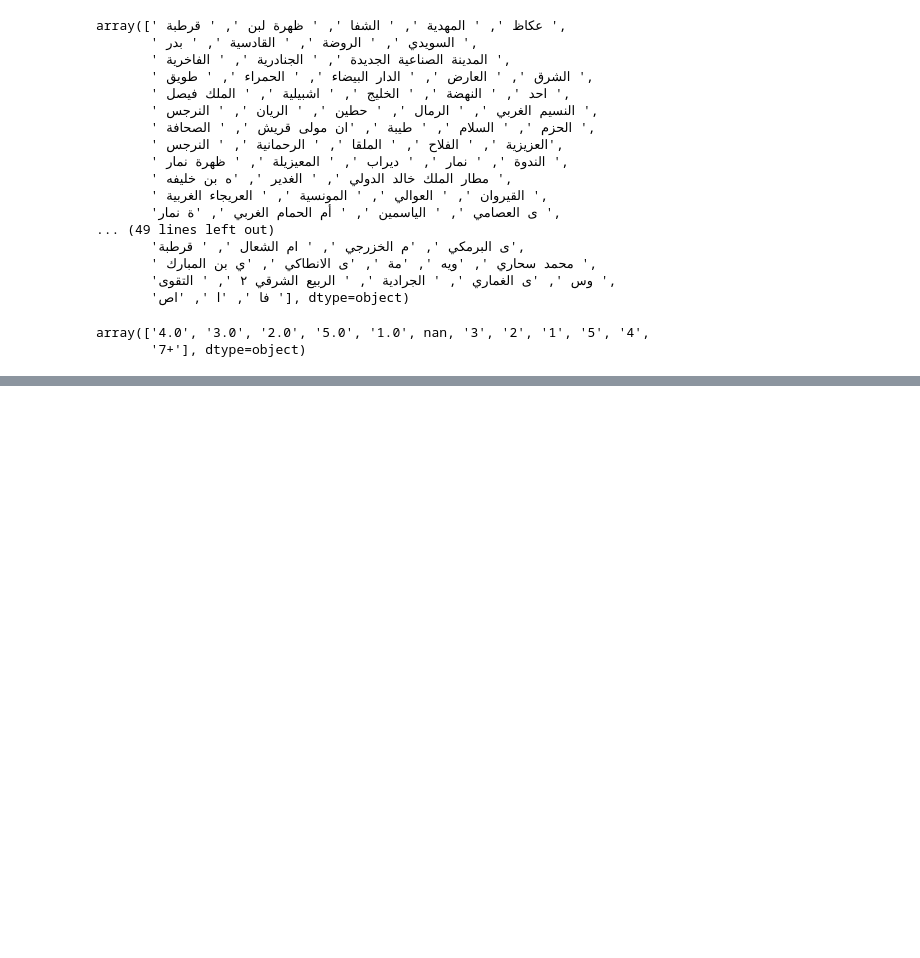
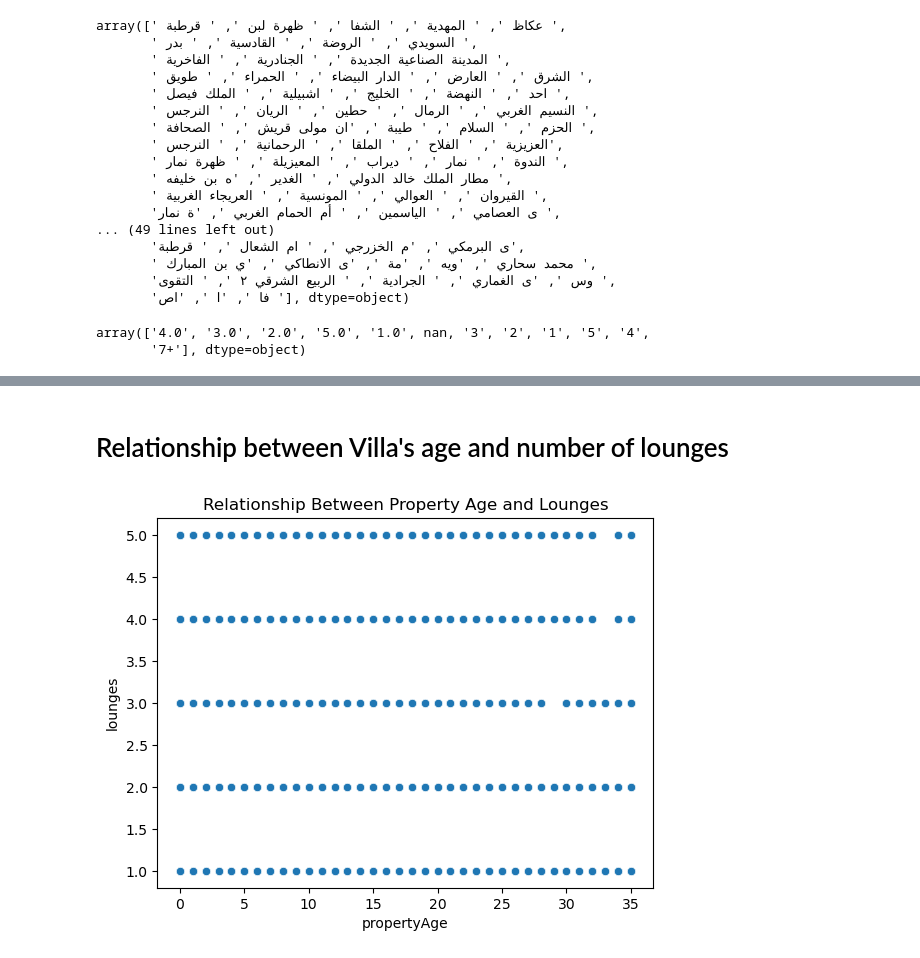
Before and after one commit to Tuwaiq-Data-Science-Bootcamp-V2/Bootcamp-Project-3, a Jupyter notebook: Riyadh .ipynb, the cells around one changed output, grey strips where cells are left out. Drawn from its saved outputs; the diff is of its cells as text; code cells hidden in the pictures; blank space fills up the shorter version.

```diff
--- a/Riyadh .ipynb
+++ b/Riyadh .ipynb
@@ -6,8 +6,8 @@ import pandas as pd
 import matplotlib.pyplot as plt
 import seaborn as sns
 # %%
-RiyadhVillas= pd.read_csv("RiyadhVillasAqar.csv")
-RiyadhVillas
+df = pd.read_csv("RiyadhVillasAqar.csv")
+df
 # %% [output]
 |  | Unnamed: 0 | front | rooms | lounges | bathrooms | streetWidth | stairs | propertyAge | driverRoom | ... |
 | 0 | 0 | شرقية | 5 | 4.0 | 5+ | 20.0 | 1.0 | 0.0 | 1.0 | ... |
@@ -133,0 +158,21 @@ array(['4.0', '3.0', '2.0', '5.0', '1.0', nan, '3', '2', '1', '5', '4',
+# %%
+# Here I canged the datatypes appropriately as part of the preproccesing phase.
+
+df['rooms'] = df['rooms'].astype(int)
+df['lounges'] = pd.to_numeric(df['lounges'], errors='coerce')
+df['bathrooms'] = pd.to_numeric(df['bathrooms'], errors='coerce')
+df['propertyAge'] = df['propertyAge'].astype(int)
+df['driverRoom'] = df['driverRoom'].astype(int)
+df['tent'] = df['tent'].astype(int)
+df['patio'] = df['patio'].astype(int)
+df['kitchen'] = df['kitchen'].astype(int)
+df['outdoorRoom'] = df['outdoorRoom'].astype(int)
+df['garage'] = df['garage'].astype(int)
+df['duplex'] = df['duplex'].astype(int)
+df['space'] = df['space'].astype(int)
+df['maidRoom'] = df['maidRoom'].astype(int)
+df['elevator'] = df['elevator'].astype(int)
+df['furnihsed'] = df['furnihsed'].astype(int)
+df['pool'] = df['pool'].astype(int)
+df['basement'] = df['basement'].astype(int)
+df['apartments'] = pd.to_numeric(df['apartments'], errors='coerce')
@@ -133,0 +220,8 @@ array(['4.0', '3.0', '2.0', '5.0', '1.0', nan, '3', '2', '1', '5', '4',
+# %%
+# Cleaning missing values
+
+df["lounges"] = df["lounges"].fillna(df["lounges"].median())
+df["bathrooms"] = df["bathrooms"].fillna(df["bathrooms"].median())
+df["streetWidth"] = df["streetWidth"].fillna(df["streetWidth"].median())
+df["price"] = df["price"].fillna(df["price"].median())
+df["square price"] = df["square price"].fillna(df["square price"].median())
@@ -133,0 +249,12 @@ array(['4.0', '3.0', '2.0', '5.0', '1.0', nan, '3', '2', '1', '5', '4',
+# %% [markdown]
+# Relationship between Villa's age and number of lounges
+# %%
+sns.scatterplot(x='propertyAge', y='lounges', data=df)
+
+plt.title('Relationship Between Property Age and Lounges')
+plt.xlabel('propertyAge')
+plt.ylabel('lounges')
+
+plt.show()
+# %% [output]
+[figure, added]
```
Also changed, not shown: parts of 16 cells of this notebook, 1 other file.
